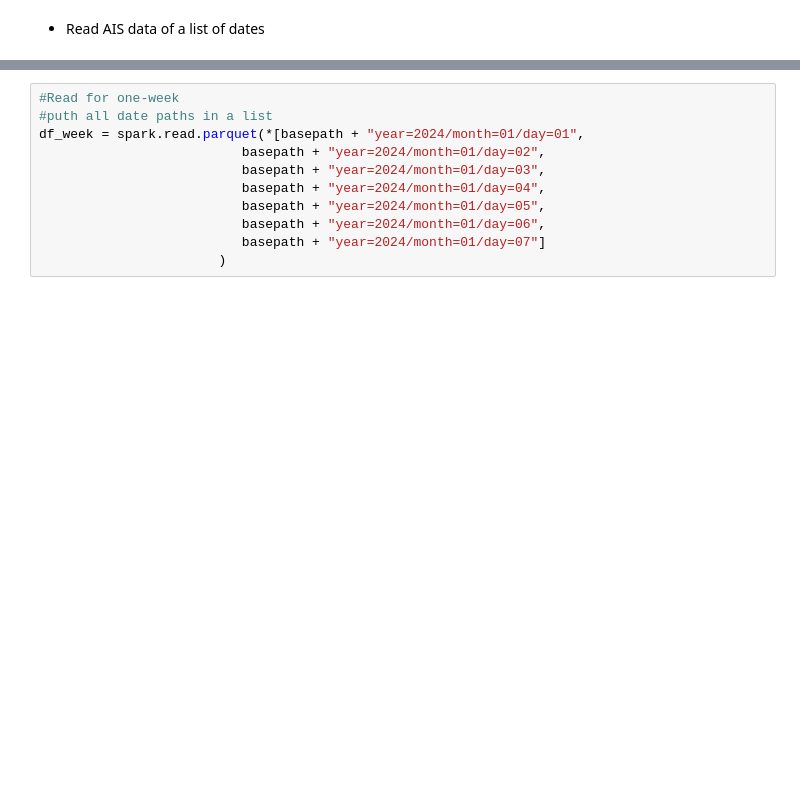
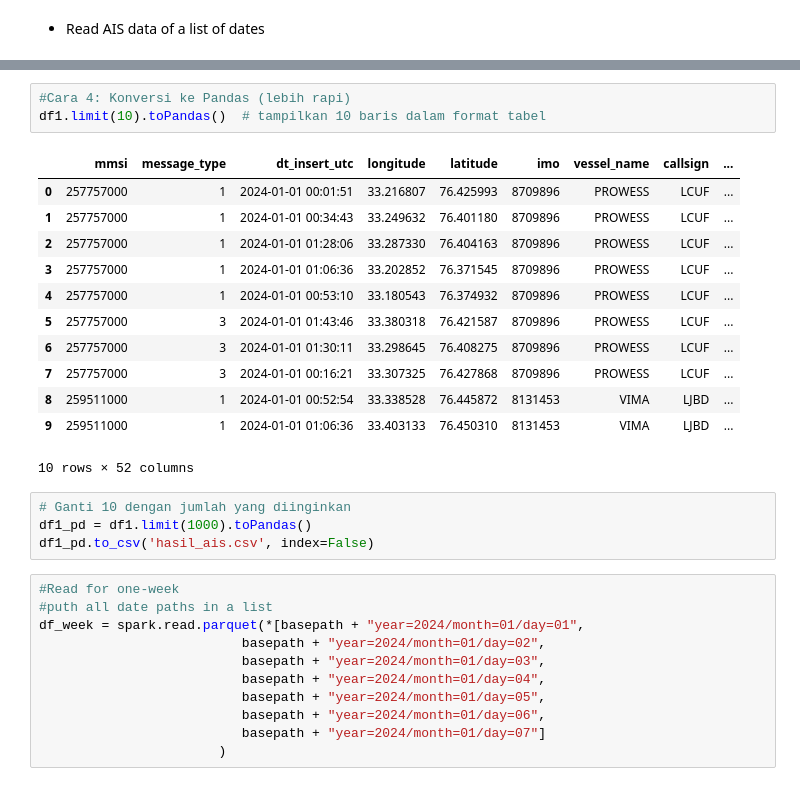
Before and after one commit to FaiqFajarP/ais-demo, a Jupyter notebook: 00. AIS e-learning course - Demo.ipynb, the cells around one changed output, grey strips where cells are left out. Saved outputs shown, nothing was run; the diff lists cells and outputs as text; blank space fills up the shorter version.

```diff
--- a/00. AIS e-learning course - Demo.ipynb
+++ b/00. AIS e-learning course - Demo.ipynb
@@ -88,3 +138,23 @@ df1.limit(1).show(vertical=True, truncate=True)
+# %%
+#Cara 4: Konversi ke Pandas (lebih rapi)
+df1.limit(10).toPandas()  # tampilkan 10 baris dalam format tabel
+# %% [output]
+|  | mmsi | message_type | dt_insert_utc | longitude | latitude | imo | vessel_name | callsign | ... |
+| 0 | 257757000 | 1 | 2024-01-01 00:01:51 | 33.216807 | 76.425993 | 8709896 | PROWESS | LCUF | ... |
+| 1 | 257757000 | 1 | 2024-01-01 00:34:43 | 33.249632 | 76.401180 | 8709896 | PROWESS | LCUF | ... |
+| 2 | 257757000 | 1 | 2024-01-01 01:28:06 | 33.287330 | 76.404163 | 8709896 | PROWESS | LCUF | ... |
+| 3 | 257757000 | 1 | 2024-01-01 01:06:36 | 33.202852 | 76.371545 | 8709896 | PROWESS | LCUF | ... |
+| 4 | 257757000 | 1 | 2024-01-01 00:53:10 | 33.180543 | 76.374932 | 8709896 | PROWESS | LCUF | ... |
+| 5 | 257757000 | 3 | 2024-01-01 01:43:46 | 33.380318 | 76.421587 | 8709896 | PROWESS | LCUF | ... |
+| 6 | 257757000 | 3 | 2024-01-01 01:30:11 | 33.298645 | 76.408275 | 8709896 | PROWESS | LCUF | ... |
+| 7 | 257757000 | 3 | 2024-01-01 00:16:21 | 33.307325 | 76.427868 | 8709896 | PROWESS | LCUF | ... |
+| 8 | 259511000 | 1 | 2024-01-01 00:52:54 | 33.338528 | 76.445872 | 8131453 | VIMA | LJBD | ... |
+| 9 | 259511000 | 1 | 2024-01-01 01:06:36 | 33.403133 | 76.450310 | 8131453 | VIMA | LJBD | ... |
+10 rows × 52 columns
+# %%
+# Ganti 10 dengan jumlah yang diinginkan
+df1_pd = df1.limit(1000).toPandas()
+df1_pd.to_csv('hasil_ais.csv', index=False)
 # %%
 #Read for one-week
 #puth all date paths in a list
```
Also changed, not shown: parts of 16 cells of this notebook.
